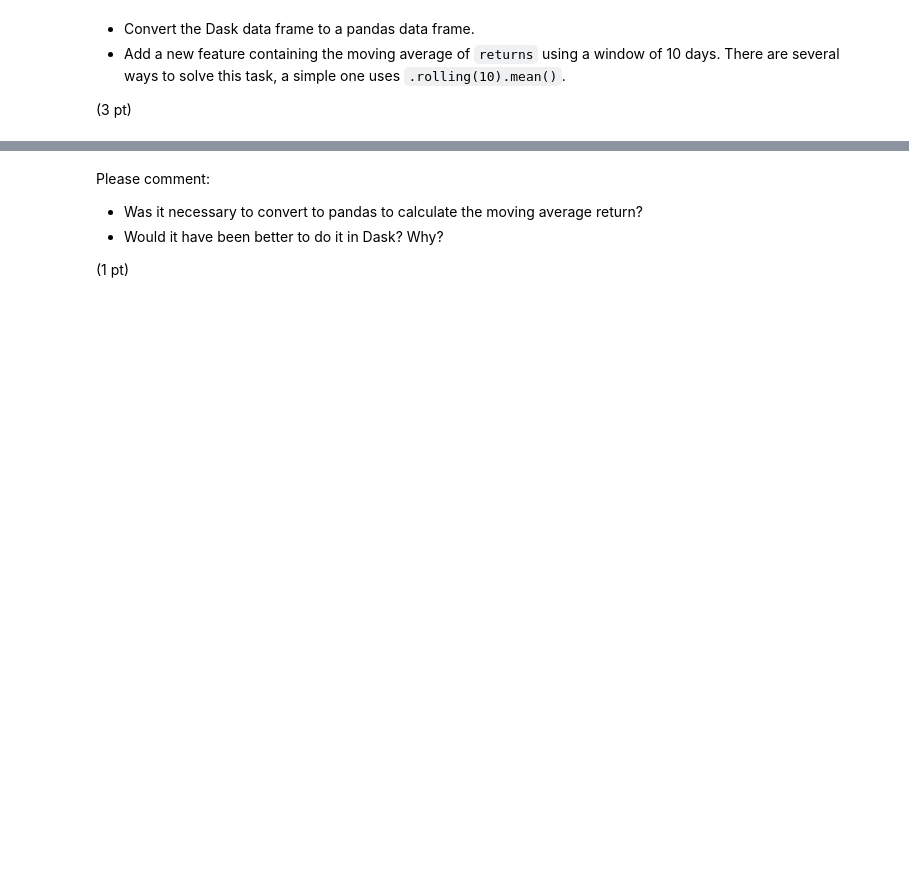
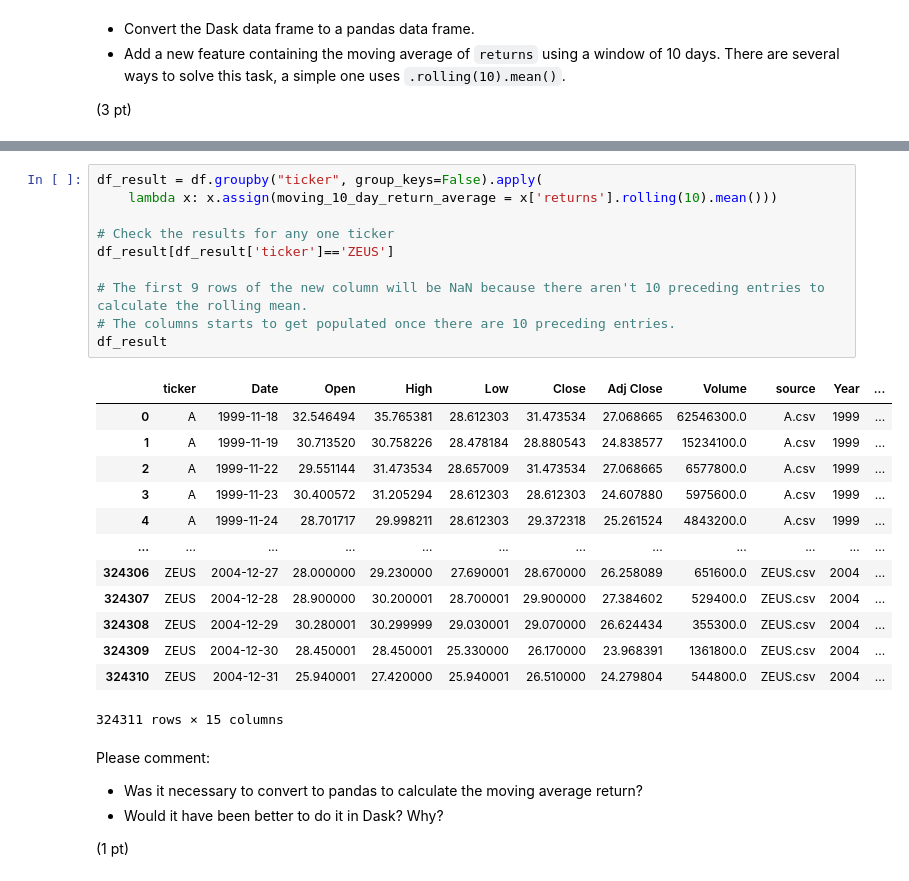
Before and after one commit to slathwal/production, a Jupyter notebook: 02_activities/assignments/assignment_1.ipynb, the cells around one changed output, grey strips where cells are left out. Drawn from its saved outputs; the diff is of its cells as text; blank space fills up the shorter version.

```diff
--- a/02_activities/assignments/assignment_1.ipynb
+++ b/02_activities/assignments/assignment_1.ipynb
@@ -72,3 +125,27 @@ print(dd_px.compute().head())
+# %%
+df_result = df.groupby("ticker", group_keys=False).apply(
+    lambda x: x.assign(moving_10_day_return_average = x['returns'].rolling(10).mean()))
+
+# Check the results for any one ticker
+df_result[df_result['ticker']=='ZEUS']
+
+# The first 9 rows of the new column will be NaN because there aren't 10 preceding entries to calculate the rolling mean.
+# The columns starts to get populated once there are 10 preceding entries.
+df_result
+# %% [output]
+|  | ticker | Date | Open | High | Low | Close | Adj Close | Volume | source | Year | ... |
+| 0 | A | 1999-11-18 | 32.546494 | 35.765381 | 28.612303 | 31.473534 | 27.068665 | 62546300.0 | A.csv | 1999 | ... |
+| 1 | A | 1999-11-19 | 30.713520 | 30.758226 | 28.478184 | 28.880543 | 24.838577 | 15234100.0 | A.csv | 1999 | ... |
+| 2 | A | 1999-11-22 | 29.551144 | 31.473534 | 28.657009 | 31.473534 | 27.068665 | 6577800.0 | A.csv | 1999 | ... |
+| 3 | A | 1999-11-23 | 30.400572 | 31.205294 | 28.612303 | 28.612303 | 24.607880 | 5975600.0 | A.csv | 1999 | ... |
+| 4 | A | 1999-11-24 | 28.701717 | 29.998211 | 28.612303 | 29.372318 | 25.261524 | 4843200.0 | A.csv | 1999 | ... |
+| ... | ... | ... | ... | ... | ... | ... | ... | ... | ... | ... | ... |
+| 324306 | ZEUS | 2004-12-27 | 28.000000 | 29.230000 | 27.690001 | 28.670000 | 26.258089 | 651600.0 | ZEUS.csv | 2004 | ... |
+| 324307 | ZEUS | 2004-12-28 | 28.900000 | 30.200001 | 28.700001 | 29.900000 | 27.384602 | 529400.0 | ZEUS.csv | 2004 | ... |
+| 324308 | ZEUS | 2004-12-29 | 30.280001 | 30.299999 | 29.030001 | 29.070000 | 26.624434 | 355300.0 | ZEUS.csv | 2004 | ... |
+| 324309 | ZEUS | 2004-12-30 | 28.450001 | 28.450001 | 25.330000 | 26.170000 | 23.968391 | 1361800.0 | ZEUS.csv | 2004 | ... |
+| 324310 | ZEUS | 2004-12-31 | 25.940001 | 27.420000 | 25.940001 | 26.510000 | 24.279804 | 544800.0 | ZEUS.csv | 2004 | ... |
+324311 rows × 15 columns
 # %% [markdown]
 Please comment:
 
```
Also changed, not shown: parts of 9 cells of this notebook.
